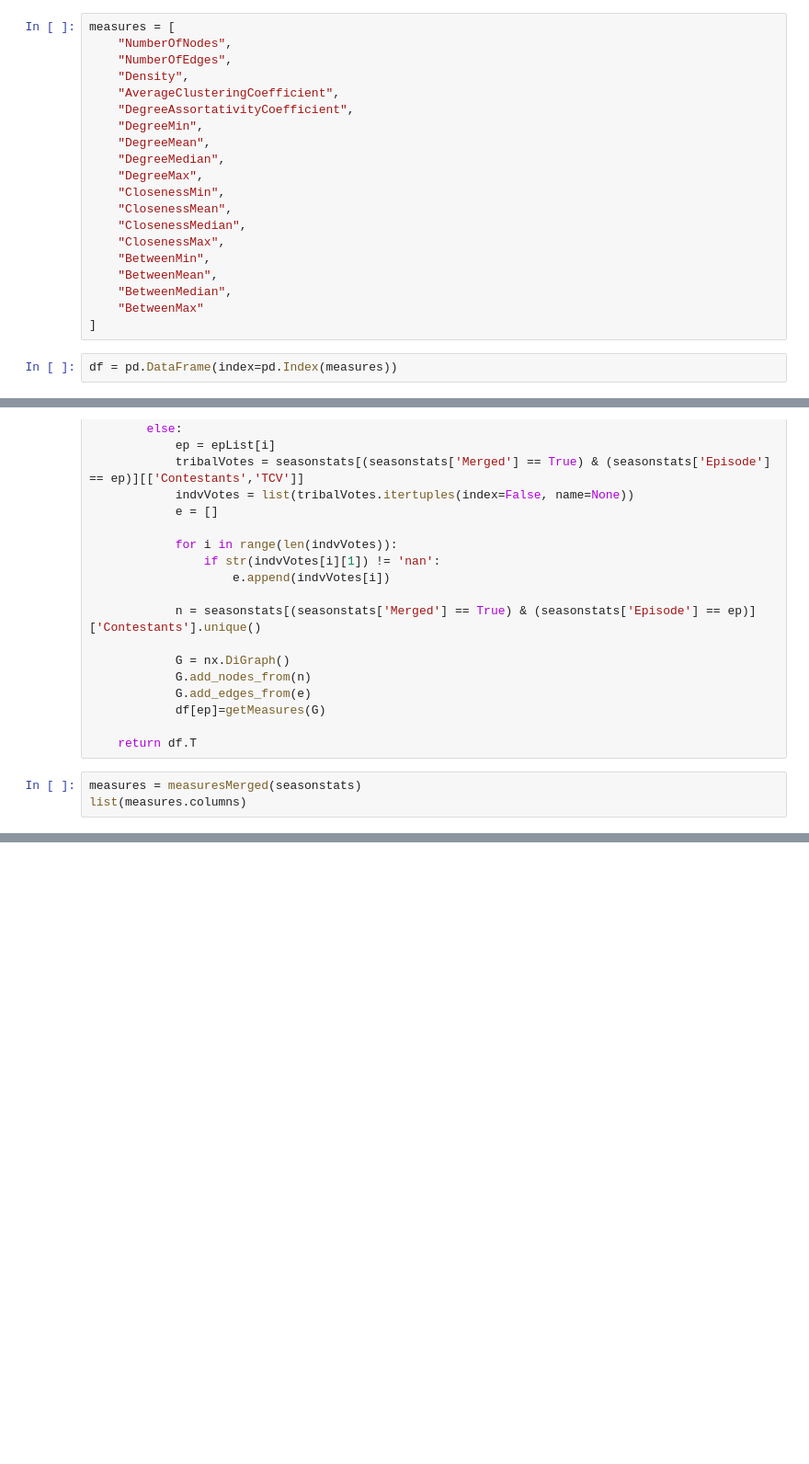
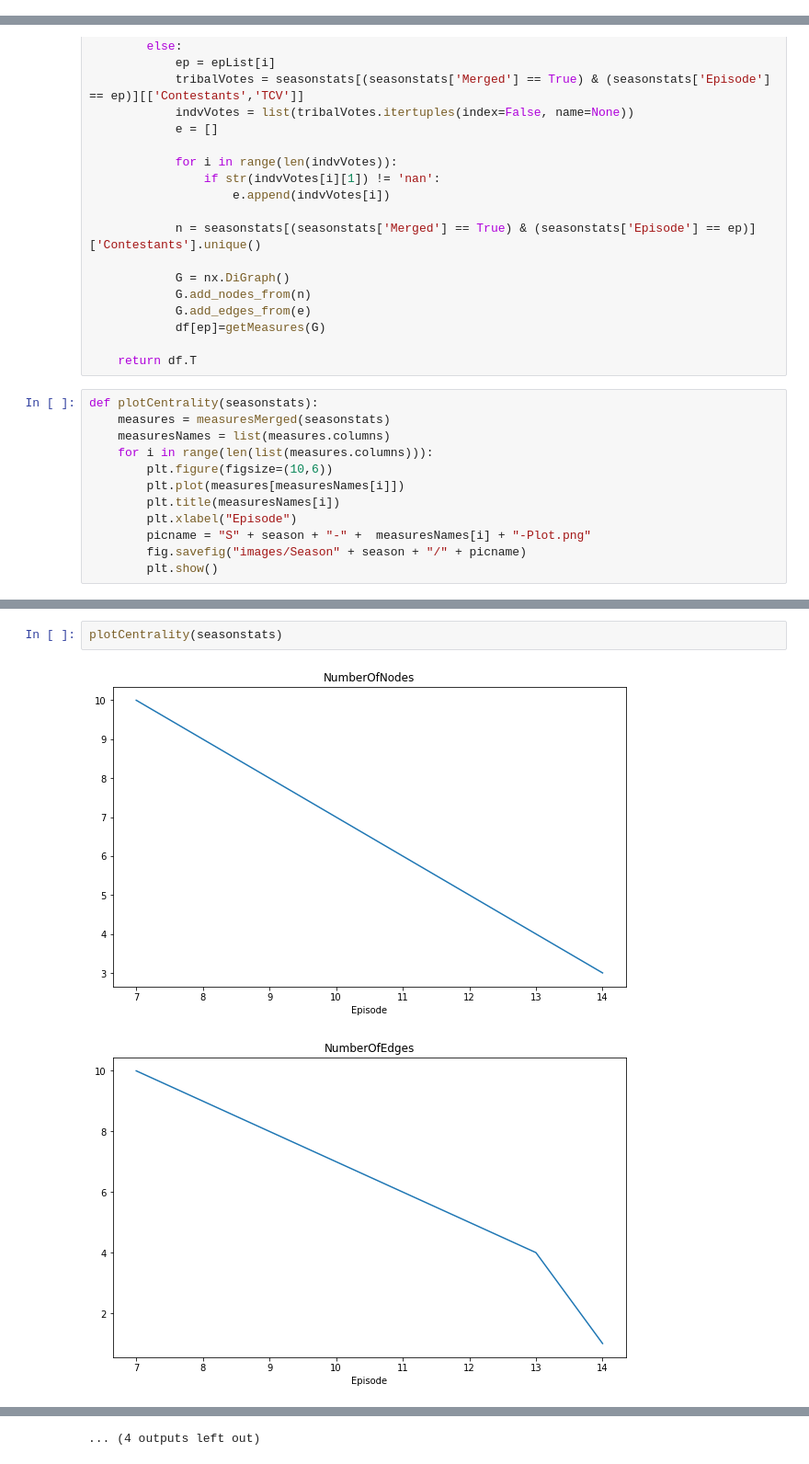
Before and after one commit to monroefarris/ANLY_645_Project, a Jupyter notebook: code/s1network.ipynb, the cells around one changed output, grey strips where cells are left out. Shown at 92% size. Saved outputs shown, nothing was run; the diff lists cells and outputs as text; blank space fills up the shorter version.

```diff
--- a/code/s1network.ipynb
+++ b/code/s1network.ipynb
@@ -454,25 +440,3 @@ array([ 7,  8,  9, 10, 11, 12, 13, 14])
-# %%
-measures = [
-    "NumberOfNodes",
-    "NumberOfEdges",
-    "Density",
-    "AverageClusteringCoefficient",
-    "DegreeAssortativityCoefficient",
-    "DegreeMin",
-    "DegreeMean",
-    "DegreeMedian",
-    "DegreeMax",
-    "ClosenessMin",
-    "ClosenessMean",
-    "ClosenessMedian",
-    "ClosenessMax",
-    "BetweenMin",
-    "BetweenMean",
-    "BetweenMedian",
-    "BetweenMax"
-]
-# %%
-df = pd.DataFrame(index=pd.Index(measures))
 # %%
 def getMeasures(G):
     epMeasures = []
@@ -570,5 +534,14 @@ def measuresMerged(seasonstats):
 
     return df.T
 # %%
-measures = measuresMerged(seasonstats)
-list(measures.columns)
+def plotCentrality(seasonstats):
+    measures = measuresMerged(seasonstats)
+    measuresNames = list(measures.columns)
+    for i in range(len(list(measures.columns))):
+        plt.figure(figsize=(10,6))
+        plt.plot(measures[measuresNames[i]])
+        plt.title(measuresNames[i])
+        plt.xlabel("Episode")
+        picname = "S" + season + "-" +  measuresNames[i] + "-Plot.png"
+        fig.savefig("images/Season" + season + "/" + picname)
+        plt.show()
@@ -642,0 +548,5 @@ for i in range(len(measuresNames)):
+# %%
+plotCentrality(seasonstats)
+# %% [output]
+[figure, added]
+[figure, added]
@@ -642,0 +563 @@ for i in range(len(measuresNames)):
+... (4 outputs left out)
```
Also changed, not shown: parts of 16 cells of this notebook, 38 other files.
